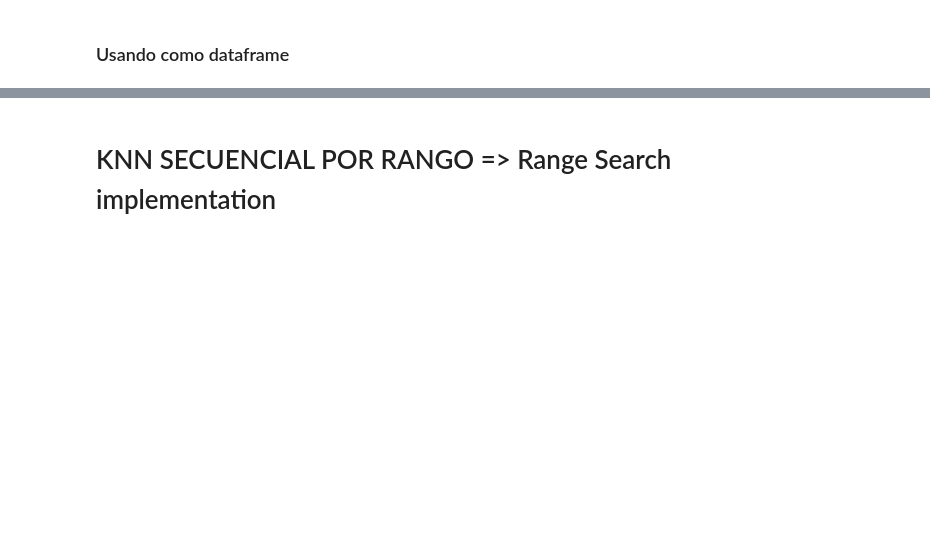
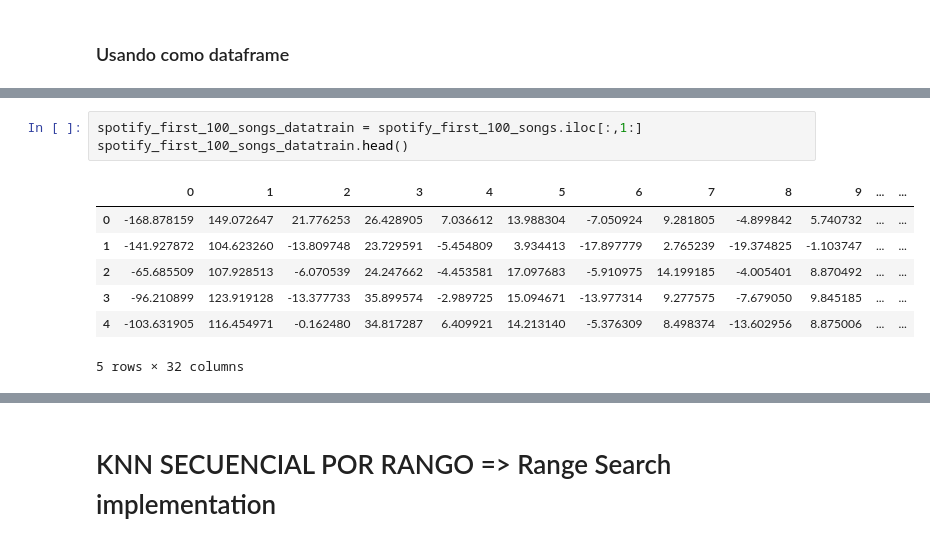
Before and after one commit to ricardoamiel/TestingRevInd, a Jupyter notebook: extract-features-tests.ipynb, the cells around one changed output, grey strips where cells are left out. Drawn from its saved outputs; the diff is of its cells as text; blank space fills up the shorter version.

```diff
--- a/extract-features-tests.ipynb
+++ b/extract-features-tests.ipynb
@@ -202,0 +304,11 @@ array([[-7.39946750e+01,  7.44373100e+01, -1.98730260e+01, ...,
+# %%
+spotify_first_100_songs_datatrain = spotify_first_100_songs.iloc[:,1:]
+spotify_first_100_songs_datatrain.head()
+# %% [output]
+|  | 0 | 1 | 2 | 3 | 4 | 5 | 6 | 7 | 8 | 9 | ... | ... |
+| 0 | -168.878159 | 149.072647 | 21.776253 | 26.428905 | 7.036612 | 13.988304 | -7.050924 | 9.281805 | -4.899842 | 5.740732 | ... | ... |
+| 1 | -141.927872 | 104.623260 | -13.809748 | 23.729591 | -5.454809 | 3.934413 | -17.897779 | 2.765239 | -19.374825 | -1.103747 | ... | ... |
+| 2 | -65.685509 | 107.928513 | -6.070539 | 24.247662 | -4.453581 | 17.097683 | -5.910975 | 14.199185 | -4.005401 | 8.870492 | ... | ... |
+| 3 | -96.210899 | 123.919128 | -13.377733 | 35.899574 | -2.989725 | 15.094671 | -13.977314 | 9.277575 | -7.679050 | 9.845185 | ... | ... |
+| 4 | -103.631905 | 116.454971 | -0.162480 | 34.817287 | 6.409921 | 14.213140 | -5.376309 | 8.498374 | -13.602956 | 8.875006 | ... | ... |
+5 rows × 32 columns
```
Also changed, not shown: parts of 59 cells of this notebook, 1 other file.
